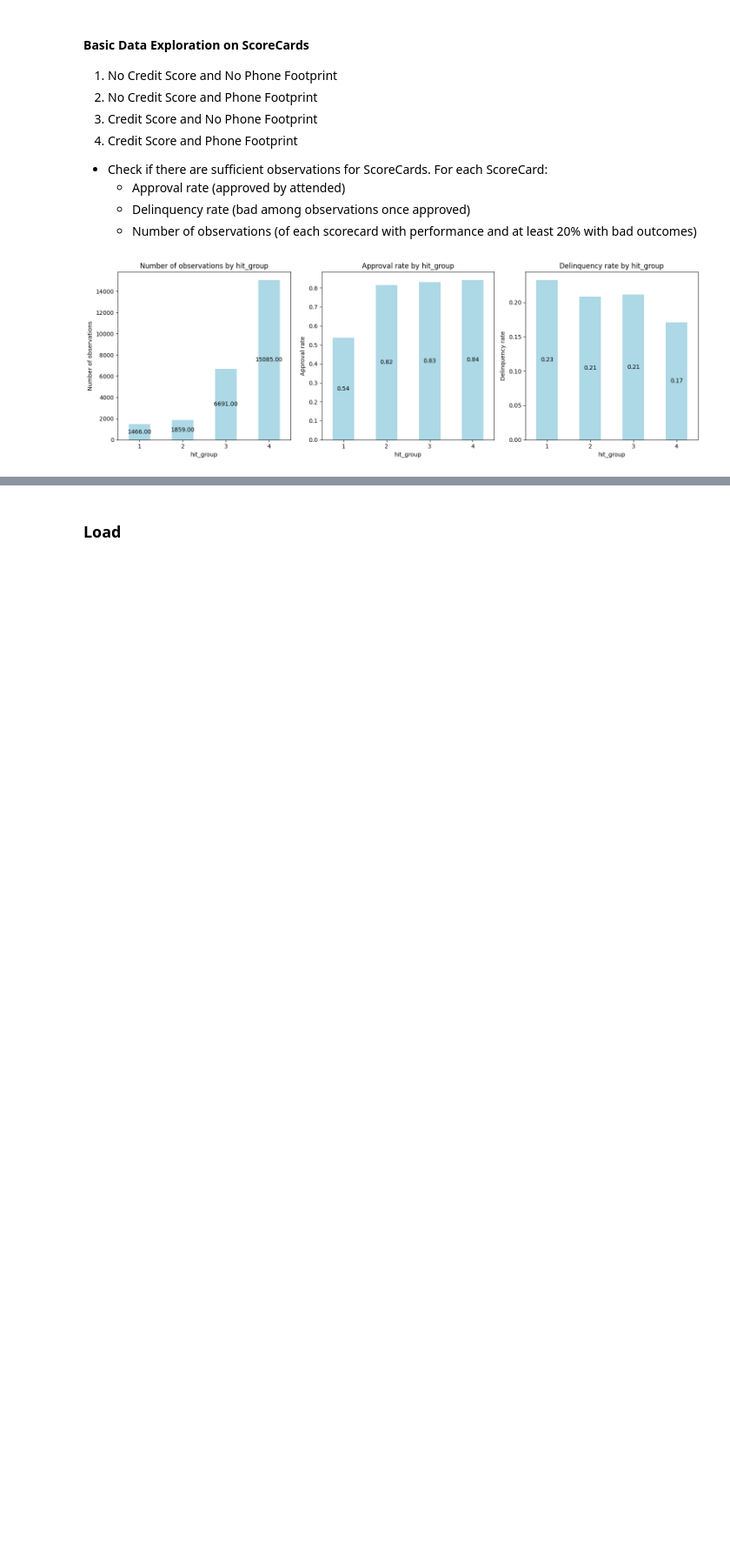
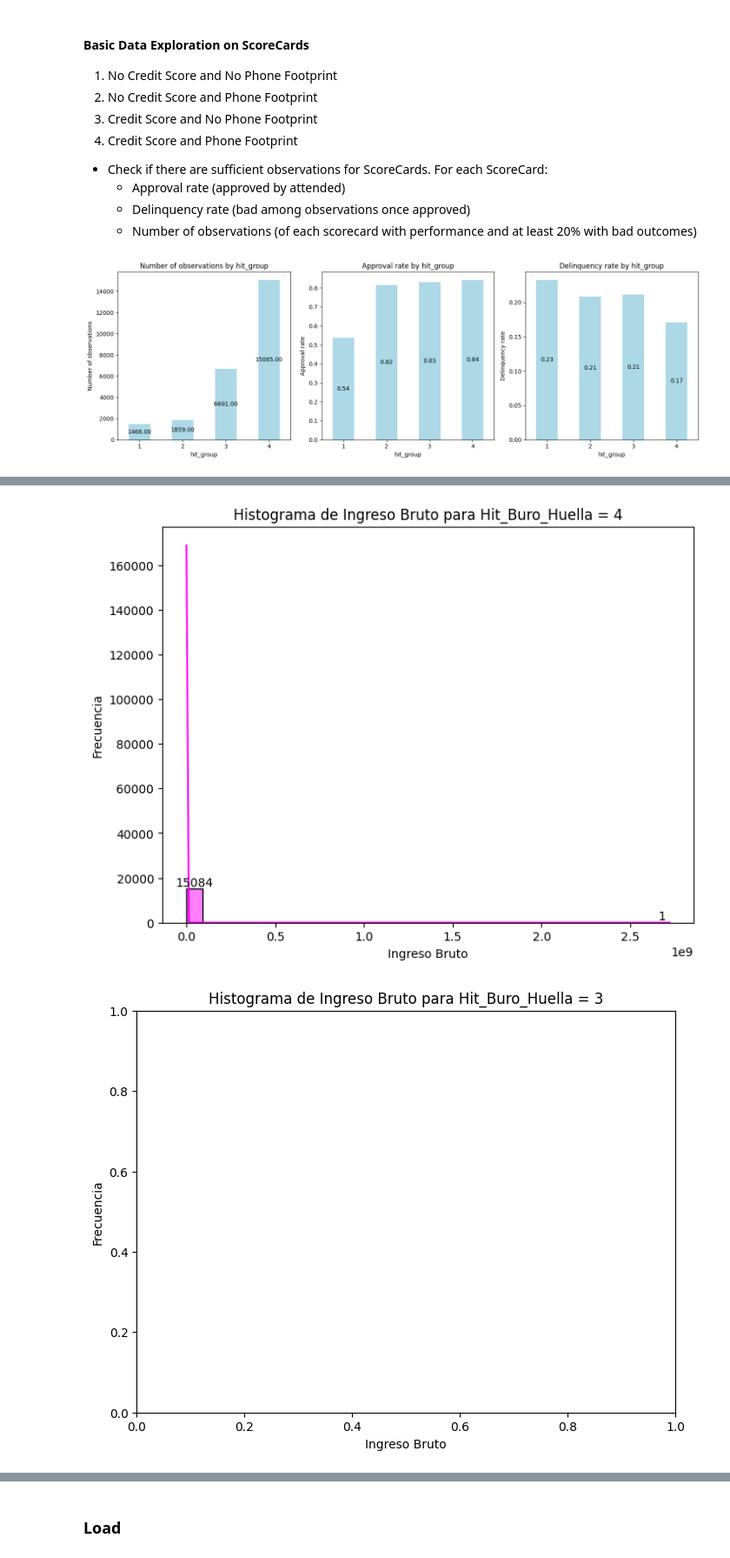
Before and after one commit to magotronico/DataAnalysis_and_AI, a Jupyter notebook: period_2/challenge/training_etl.ipynb, the cells around one changed output, grey strips where cells are left out. Shown at 87% size. Cells and saved outputs as stored; diff of their text form; code cells hidden in the pictures; blank space fills up the shorter version.

```diff
--- a/period_2/challenge/training_etl.ipynb
+++ b/period_2/challenge/training_etl.ipynb
@@ -233,0 +296,28 @@ plt.show()
+# %%
+# Obtener valores únicos de 'Hit_Buro_Huella'
+valores_hit_buro = df_copy['hit_group'].unique()
+
+# Graficar histogramas de 'Ingreso_Bruto' para cada valor de 'Hit_Buro_Huella'
+for valor in valores_hit_buro:
+    plt.figure(figsize=(8, 6))
+    subset = df[df['hit_group'] == valor]
+    ax = sns.histplot(subset['ingreso_bruto'], bins=30, kde=True, color='magenta')
+
+    # Título y etiquetas de los ejes
+    plt.title(f'Histograma de Ingreso Bruto para Hit_Buro_Huella = {valor}')
+    plt.xlabel('Ingreso Bruto')
+    plt.ylabel('Frecuencia')
+
+    plt.grid(False)
+
+    # Añadir etiquetas de datos
+    for p in ax.patches:
+        height = p.get_height()
+        if height > 0:  # Solo etiquetar si la altura de la barra es mayor a 0
+            ax.annotate(f'{int(height)}', (p.get_x() + p.get_width() / 2., height),
+                        ha='center', va='center', xytext=(0, 5), textcoords='offset points')
+
+    plt.show()
+# %% [output]
+[figure, added]
+[figure, added]
```
Also changed, not shown: parts of 8 cells of this notebook, 2 other files.
